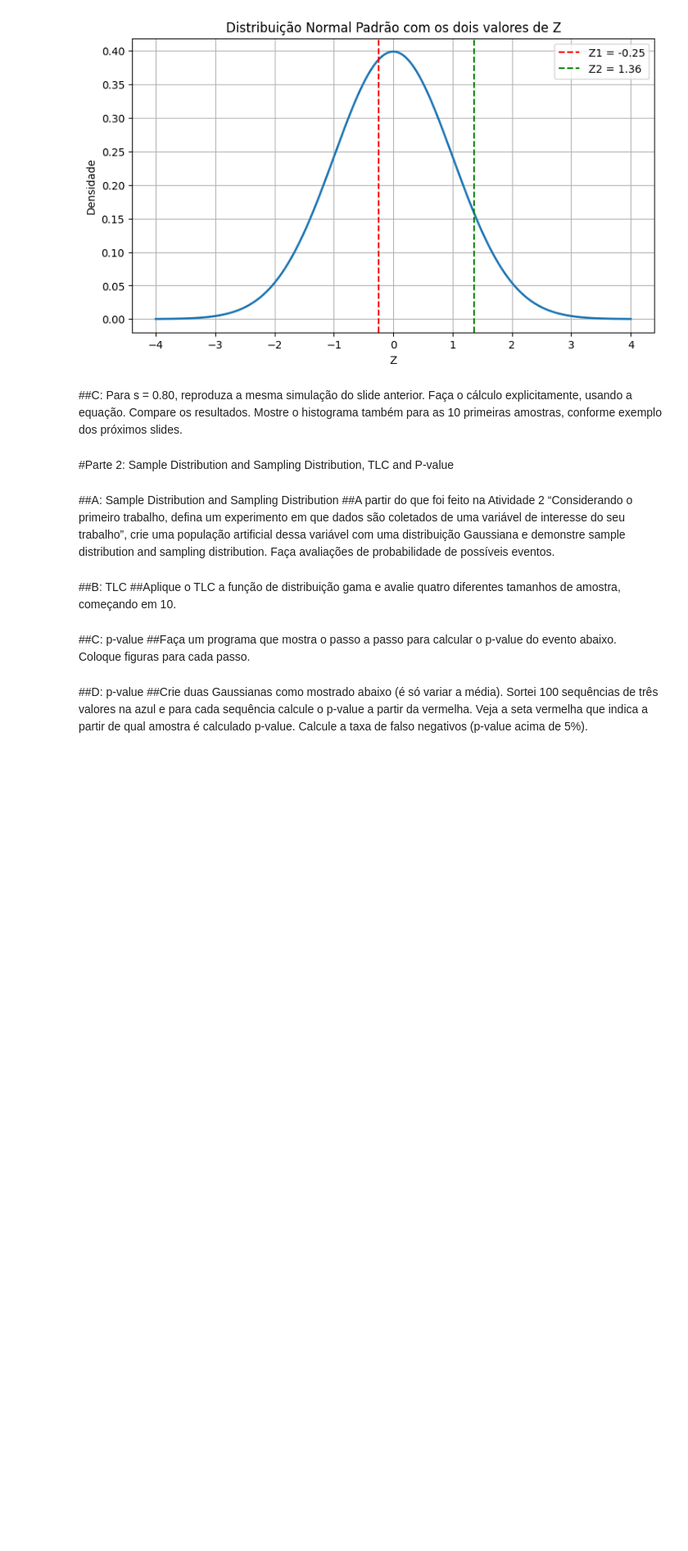
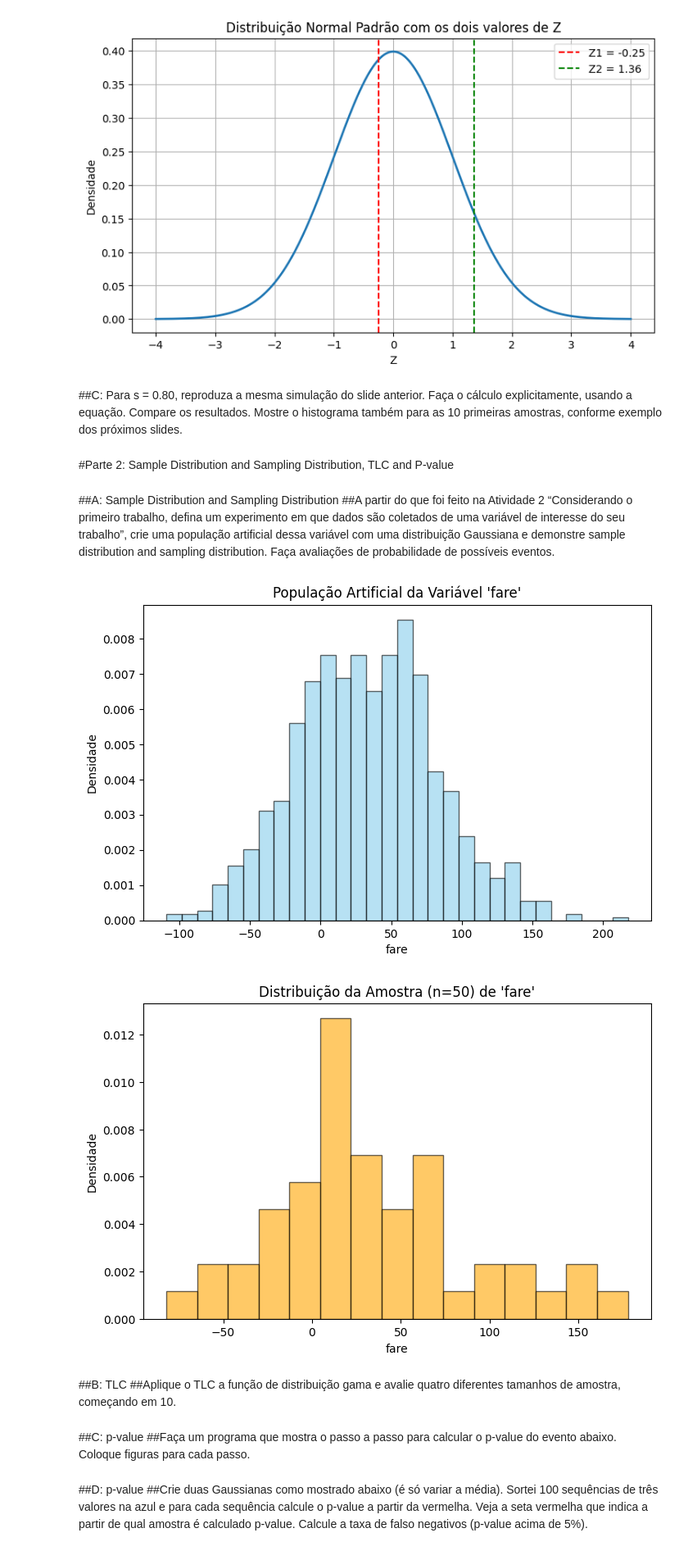
Before and after one commit to falloutdey/Atividade1_LLM_e_Estatistica, a Jupyter notebook: Atividade1_LLM_e_Estatistica.ipynb, the cells around one changed output. Shown at 82% size. Cells and saved outputs as stored; diff of their text form; code cells hidden in the pictures; blank space fills up the shorter version.

```diff
--- a/Atividade1_LLM_e_Estatistica.ipynb
+++ b/Atividade1_LLM_e_Estatistica.ipynb
@@ -184,6 +184,46 @@ plt.show()
 # %% [markdown]
 ##A: Sample Distribution and Sampling Distribution
 ##A partir do que foi feito na Atividade 2 “Considerando o primeiro trabalho, defina um experimento em que dados são coletados de uma variável de interesse do seu trabalho”, crie  uma população artificial dessa variável com uma distribuição Gaussiana e demonstre sample distribution and sampling distribution. Faça avaliações de probabilidade de possíveis eventos.
+# %%
+#Imports
+import matplotlib.pyplot as plt
+import numpy as np
+import pandas as pd
+from scipy.stats import norm
+import seaborn as sb
+
+#Inserção dos Dados
+dados = sb.load_dataset("titanic")
+dados = dados["fare"].dropna()
+
+#Calcular média e desvio padrão
+media = dados.mean()
+sigma = dados.std()
+
+#População Artificial
+tamanhoPopulacao = 1000
+populacao = np.random.normal(media, sigma, tamanhoPopulacao)
+
+plt.figure(figsize=(8,5))
+plt.hist(populacao, bins=30, density = True, alpha=0.6, color="skyblue", edgecolor = "black")
+plt.title("População Artificial da Variável 'fare'")
+plt.xlabel('fare')
+plt.ylabel('Densidade')
+plt.show()
+
+#Sample Distribution
+n = 50
+amostra = np.random.choice(populacao, size=n, replace=False)
+
+plt.figure(figsize=(8,5))
+plt.hist(amostra, bins=15, density=True, alpha=0.6, color='orange', edgecolor='black')
+plt.title("Distribuição da Amostra (n=50) de 'fare'")
+plt.xlabel("fare")
+plt.ylabel("Densidade")
+plt.show()
+# %% [output]
+[figure, added]
+[figure, added]
 # %% [markdown]
 ##B: TLC
 ##Aplique o TLC a função de distribuição gama e avalie quatro diferentes tamanhos de amostra, começando em 10.
```
